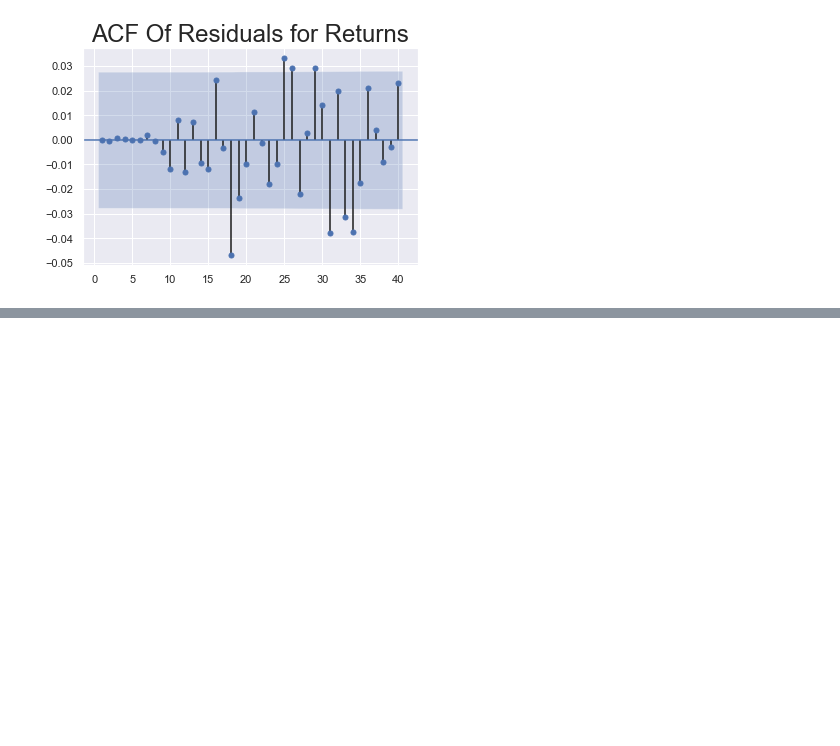
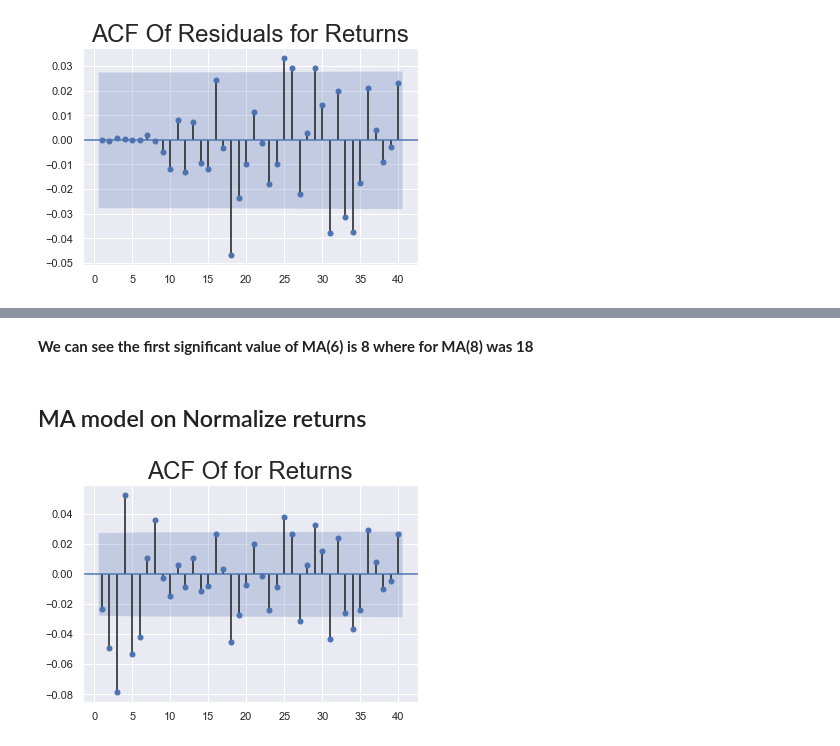
Before and after one commit to NMShihab/Time-Series-Analysis, a Jupyter notebook: All about Time Series .ipynb, the cells around one changed output, grey strips where cells are left out. Cells and saved outputs as stored; diff of their text form; code cells hidden in the pictures; blank space fills up the shorter version.

Commit message:
Normalize (MA)

```diff
--- a/All about Time Series .ipynb
+++ b/All about Time Series .ipynb
@@ -1325,0 +1381,11 @@ plt.show()
+# %% [markdown]
+**We can see the first significant value of MA(6) is 8 where for MA(8) was 18**
+# %% [markdown]
+## MA model on Normalize returns
+# %%
+# ACF of returns
+sgt.plot_acf(df_train.returns, zero = False, lags = 40)
+plt.title("ACF Of for Returns",size=24)
+plt.show()
+# %% [output]
+[figure, added]
```
Also changed, not shown: parts of 50 cells of this notebook.
